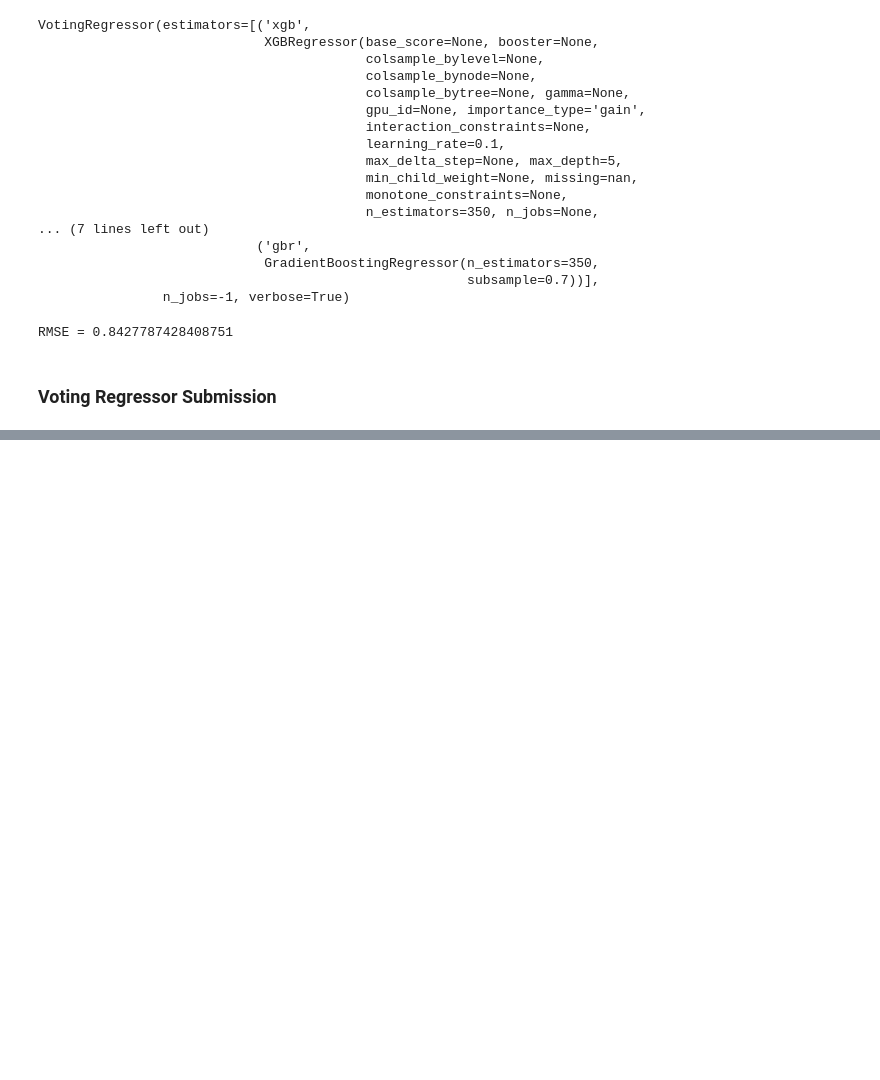
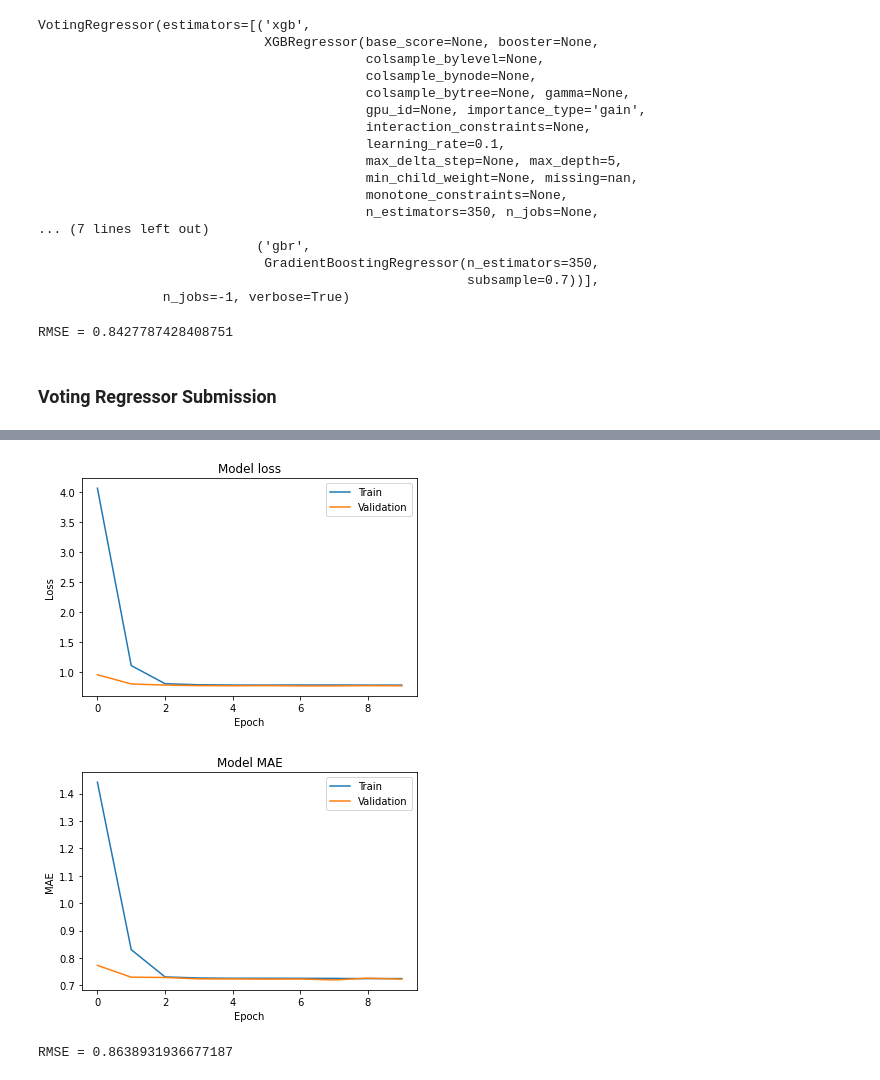
Before and after one commit to ngachago/tabular_comp, a Jupyter notebook: tabular_playground_comp_feb21.ipynb, the cells around one changed output, grey strips where cells are left out. Drawn from its saved outputs; the diff is of its cells as text; code cells hidden in the pictures; blank space fills up the shorter version.

```diff
--- a/tabular_playground_comp_feb21.ipynb
+++ b/tabular_playground_comp_feb21.ipynb
@@ -1390,0 +2662,28 @@ submission.to_csv('data/vr.csv', index=False)
+# %%
+# Add regularization
+
+reg_l1 = regularizers.L1(0.01)
+reg_l2 = regularizers.L2(0.01)
+reg_l1_l2 = regularizers.l1_l2(l1=0.005, l2=0.0005)
+
+model = Sequential()
+model.add(layers.Dense(512, input_dim=55, activation='relu'))
+model.add(layers.Dropout(rate=0.3))
+
+model.add(layers.Dense(256, activation='relu'))
+model.add(layers.Dropout(rate=0.3))
+
+model.add(layers.Dense(128, activation='relu'))
+model.add(layers.Dropout(rate=0.3))
+
+model.add(layers.Dense(64, activation='relu', kernel_regularizer=reg_l1))
+model.add(layers.Dropout(rate=0.3))
+
+model.add(layers.Dense(32, activation='relu', bias_regularizer=reg_l2))
+model.add(layers.Dropout(rate=0.3))
+
+model.add(layers.Dense(16, activation='relu', activity_regularizer=reg_l1_l2))
+model.add(layers.Dropout(rate=0.3))
+
+model.add(layers.Dense(1, activation='linear'))
+model.summary()
@@ -1390,0 +2708,13 @@ submission.to_csv('data/vr.csv', index=False)
+# %%
+model.compile(loss='mse',
+              optimizer='adam',
+              metrics=['mae'])
+
+es = EarlyStopping(patience=3, restore_best_weights=True)
+
+history = model.fit(X_train, y_train,
+                    validation_data=(X_val, y_val),
+                    batch_size=32,
+                    epochs=2000,
+                    callbacks=[es],
+                    verbose=1)
@@ -1390,0 +2742,11 @@ submission.to_csv('data/vr.csv', index=False)
+# %%
+plot_loss_mae(history)
+# %% [output]
+[figure, added]
+[figure, added]
+# %%
+y_pred = model.predict(X_val)
+mse = mean_squared_error(y_true=y_val, y_pred=y_pred)
+print('RMSE =', math.sqrt(abs(mse)))
+# %% [output]
+RMSE = 0.8638931936677187
```
Also changed, not shown: parts of 112 cells of this notebook, 2 other files.
